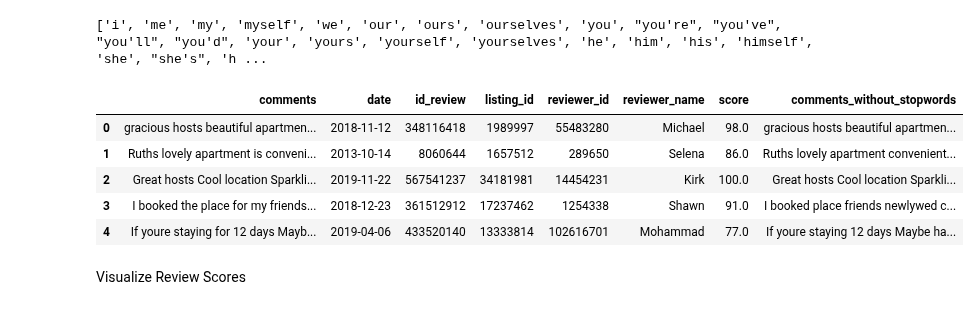
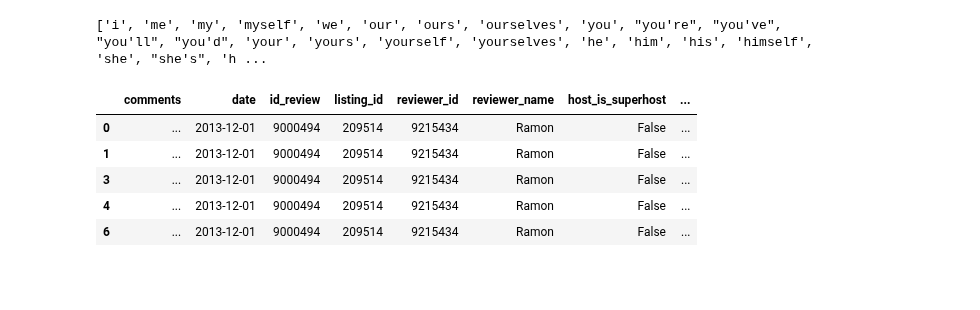
Before and after one commit to KishenSharma6/Airbnb-SF, a Jupyter notebook: Project Codes/04. Data Processing and Feature Engineering/01_06_2020_Preprocessing NLP.ipynb, the cells around one changed output. Saved outputs shown, nothing was run; the diff lists cells and outputs as text; code cells hidden in the pictures; blank space fills up the shorter version.

```diff
--- a/Project Codes/04. Data Processing and Feature Engineering/01_06_2020_Preprocessing NLP.ipynb
+++ b/Project Codes/04. Data Processing and Feature Engineering/01_06_2020_Preprocessing NLP.ipynb
@@ -72,13 +82,22 @@ Check In
 Value
 which are also calculated into one overall rating.
 # %%
+listings_cols=['host_is_superhost', 'host_response_time', 'latitude', 'longitude',
+               'neighbourhood_cleansed', 'number_of_reviews', 'room_type','id']
+
 #Merge Review scores from listings to reviews dataframe. Merge on last review to confirm scores are assigned to proper review
-review_scores = reviews.merge(listings.loc[:,['last_review','id','review_scores_rating']], left_on= ['listing_id', 'date'],
-                              right_on=['id', 'last_review'], suffixes=('_review', '_listings'))
+review_scores = reviews.merge(listings[listings_cols], left_on= ['listing_id'],
+                              right_on=['id'], suffixes=('_review', '_listings'))
+
+#Drop duplicate values
+review_scores.drop_duplicates(inplace=True)
+
+#Drop unnecessary columns from review_scores
+review_scores.drop(columns=['id_listings'], axis = 1, inplace= True)
 
 #View review_scores shape
 print('Data shape:', review_scores.shape)
 
 #Check
-review_scores.head(10)
+review_scores.head().T
 # %% [output]
@@ -113,18 +139,8 @@ review_scores_rating    469
 dtype: int64
-# %%
-#Remove rows with missing review_scores_rating
-review_scores = review_scores[-review_scores.review_scores_rating.isna()]
-
-#Drop unnecessary columns from review_scores
-review_scores.drop(columns=['last_review', 'id_listings'], axis = 1, inplace= True)
-
-#Rename columns
-review_scores.rename(columns={'review_scores_rating':'score'}, inplace=True)
-
-#Drop duplicate values
-review_scores.drop_duplicates(inplace=True)
 # %%
-#View updated reviews shape and missing values
+#Remove rows with host_response_time
+review_scores = review_scores[-review_scores.host_response_time.isna()]
+
+#View updated reviews shape
 print('Updated reviews data shape:',review_scores.shape)
-print('Missing values: \n', review_scores.isna().sum())
 # %% [output]
@@ -140,0 +152,7 @@ dtype: int64
+# %%
+#Sample
+sample = review_scores.sample(frac=0.05,random_state=1)
+
+#Sample Preview
+print('Sample shape:', sample.shape)
+display(sample.head().T)
@@ -163,16 +187,14 @@ print(stop)
 ['i', 'me', 'my', 'myself', 'we', 'our', 'ours', 'ourselves', 'you', "you're", "you've", "you'll", "you'd", 'your', 'yours', 'yourself', 'yourselves', 'he', 'him', 'his', 'himself', 'she', "she's", 'h ...
 # %%
 #Exclude stopwords from comments
-review_scores['comments_without_stopwords'] = review_scores['comments'].apply(lambda x: ' '.join([word for word in x.split() if word not in (stop)]))
+sample['comments_parsed'] = sample['comments'].apply(lambda x: ' '.join([word for word in x.split() if word not in (stop)]))
 
 #Check
 review_scores.head()
 # %% [output]
-|  | comments | date | id_review | listing_id | reviewer_id | reviewer_name | score | comments_without_stopwords |
-| 0 | gracious hosts beautiful apartmen... | 2018-11-12 | 348116418 | 1989997 | 55483280 | Michael | 98.0 | gracious hosts beautiful apartmen... |
-| 1 | Ruths lovely apartment is conveni... | 2013-10-14 | 8060644 | 1657512 | 289650 | Selena | 86.0 | Ruths lovely apartment convenient... |
-| 2 | Great hosts Cool location Sparkli... | 2019-11-22 | 567541237 | 34181981 | 14454231 | Kirk | 100.0 | Great hosts Cool location Sparkli... |
-| 3 | I booked the place for my friends... | 2018-12-23 | 361512912 | 17237462 | 1254338 | Shawn | 91.0 | I booked place friends newlywed c... |
-| 4 | If youre staying for 12 days Mayb... | 2019-04-06 | 433520140 | 13333814 | 102616701 | Mohammad | 77.0 | If youre staying 12 days Maybe ha... |
+|  | comments | date | id_review | listing_id | reviewer_id | reviewer_name | host_is_superhost | ... |
+| 0 | ... | 2013-12-01 | 9000494 | 209514 | 9215434 | Ramon | False | ... |
+| 1 | ... | 2013-12-01 | 9000494 | 209514 | 9215434 | Ramon | False | ... |
+| 3 | ... | 2013-12-01 | 9000494 | 209514 | 9215434 | Ramon | False | ... |
+| 4 | ... | 2013-12-01 | 9000494 | 209514 | 9215434 | Ramon | False | ... |
+| 6 | ... | 2013-12-01 | 9000494 | 209514 | 9215434 | Ramon | False | ... |
-# %% [markdown]
-Visualize Review Scores
```
Also changed, not shown: parts of 15 cells of this notebook.
